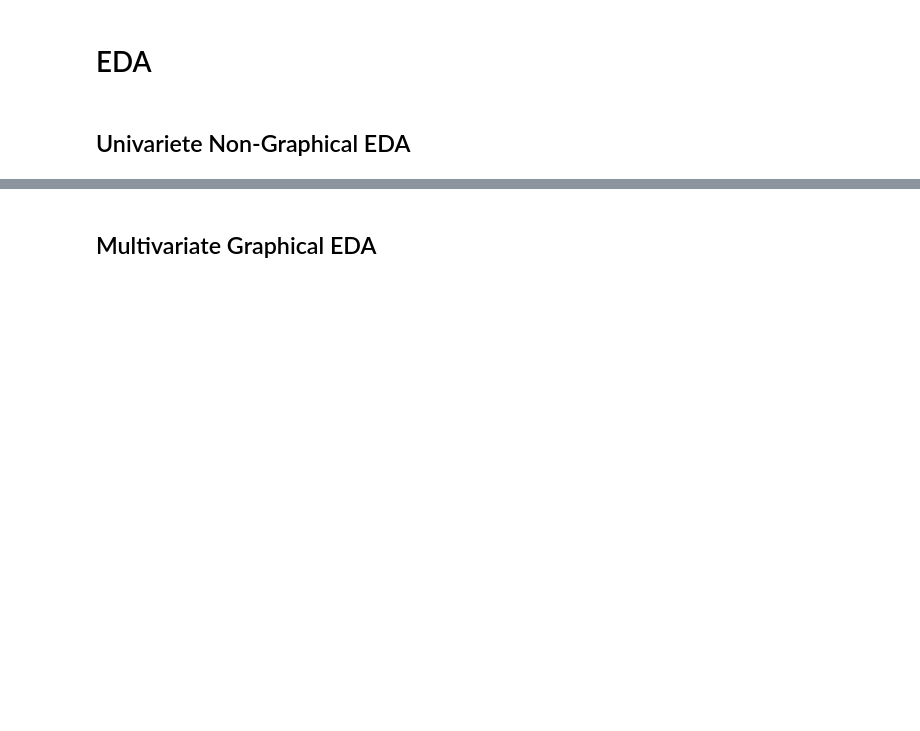
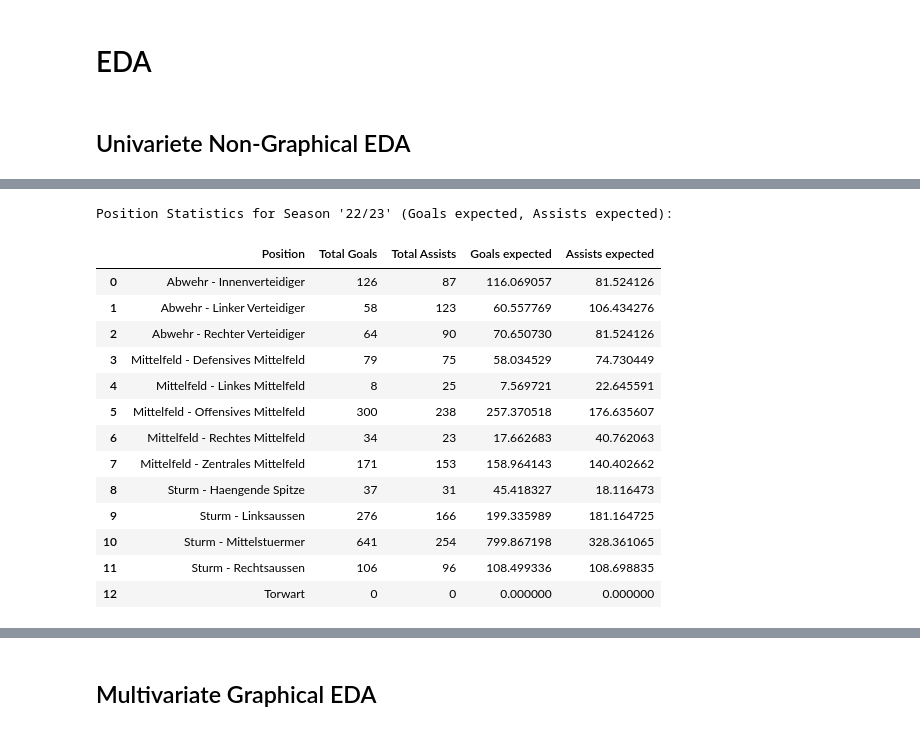
Before and after one commit to loretyan/ProjectDataAnalytics, a Jupyter notebook: Bundesliga.ipynb, the cells around one changed output, grey strips where cells are left out. Drawn from its saved outputs; the diff is of its cells as text; code cells hidden in the pictures; blank space fills up the shorter version.

```diff
--- a/Bundesliga.ipynb
+++ b/Bundesliga.ipynb
@@ -483,0 +574,50 @@ summary, mean, mode, std, groupby, aggregation, variance, value_count, corelatio
+# %%
+selected_season = "'22/23'"  # Beispiel für die Saison '22/23'
+seasonly_stats_filtered = seasonly_stats[seasonly_stats['Saison'] == selected_season]
+
+# Daten mit Spielerinformationen zusammenführen
+stats_per_position_season = seasonly_stats_filtered.merge(
+    df_spieler[['Spieler_id', 'Position']],
+    left_on='spieler_id',
+    right_on='Spieler_id',
+    how='left'
+)
+
+# Statistiken für die ausgewählte Saison berechnen
+position_stats_season_2 = stats_per_position_season.groupby('Position').agg({
+    'Tore': 'sum',
+    'Torvorlagen': 'sum',
+}).reset_index()
+
+# Prozente berechnen
+total_goals = position_stats_season_2['Tore'].sum()
+total_assists = position_stats_season_2['Torvorlagen'].sum()
+
+position_stats_season_2['Goals expected'] = (position_stats_season['Goals (%)'] * total_goals) / 100
+position_stats_season_2['Assists expected'] = (position_stats_season['Assists (%)'] * total_assists) / 100
+
+# Umbenennen der Spalten für bessere Lesbarkeit
+position_stats_season_2.rename(columns={
+    'Tore': 'Total Goals',
+    'Torvorlagen': 'Total Assists',
+}, inplace=True)
+
+# Ergebnisse anzeigen
+print(f"Position Statistics for Season {selected_season} (Goals expected, Assists expected):")
+display(position_stats_season_2)
+# %% [output]
+Position Statistics for Season '22/23' (Goals expected, Assists expected):
+|  | Position | Total Goals | Total Assists | Goals expected | Assists expected |
+| 0 | Abwehr - Innenverteidiger | 126 | 87 | 116.069057 | 81.524126 |
+| 1 | Abwehr - Linker Verteidiger | 58 | 123 | 60.557769 | 106.434276 |
+| 2 | Abwehr - Rechter Verteidiger | 64 | 90 | 70.650730 | 81.524126 |
+| 3 | Mittelfeld - Defensives Mittelfeld | 79 | 75 | 58.034529 | 74.730449 |
+| 4 | Mittelfeld - Linkes Mittelfeld | 8 | 25 | 7.569721 | 22.645591 |
+| 5 | Mittelfeld - Offensives Mittelfeld | 300 | 238 | 257.370518 | 176.635607 |
+| 6 | Mittelfeld - Rechtes Mittelfeld | 34 | 23 | 17.662683 | 40.762063 |
+| 7 | Mittelfeld - Zentrales Mittelfeld | 171 | 153 | 158.964143 | 140.402662 |
+| 8 | Sturm - Haengende Spitze | 37 | 31 | 45.418327 | 18.116473 |
+| 9 | Sturm - Linksaussen | 276 | 166 | 199.335989 | 181.164725 |
+| 10 | Sturm - Mittelstuermer | 641 | 254 | 799.867198 | 328.361065 |
+| 11 | Sturm - Rechtsaussen | 106 | 96 | 108.499336 | 108.698835 |
+| 12 | Torwart | 0 | 0 | 0.000000 | 0.000000 |
```
Also changed, not shown: parts of 13 cells of this notebook.
